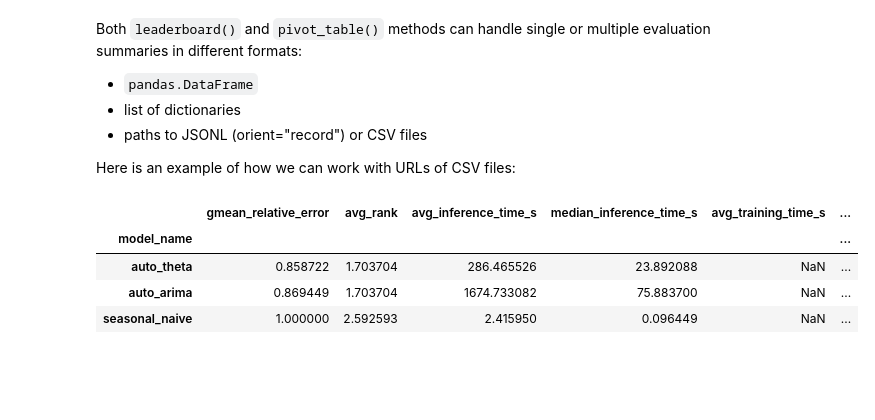
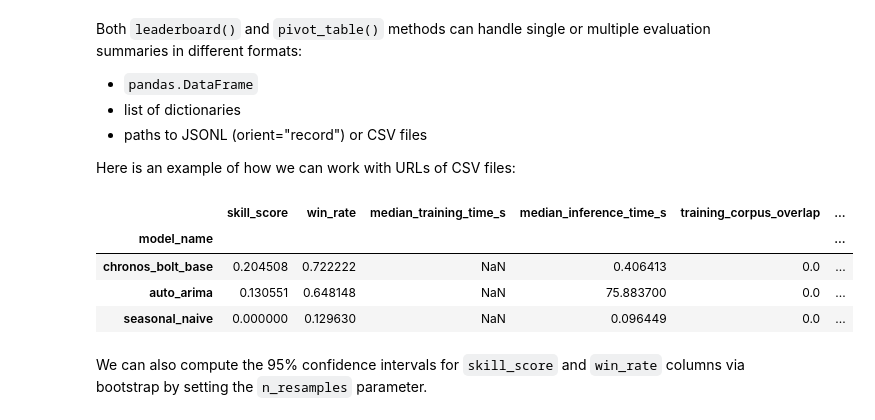
Before and after one commit to autogluon/fev, a Jupyter notebook: docs/tutorials/03-tasks-and-benchmarks.ipynb, the cells around one changed output. Cells and saved outputs as stored; diff of their text form; code cells hidden in the pictures; blank space fills up the shorter version.

```diff
--- a/docs/tutorials/03-tasks-and-benchmarks.ipynb
+++ b/docs/tutorials/03-tasks-and-benchmarks.ipynb
@@ -662,13 +687,15 @@ Here is an example of how we can work with URLs of CSV files:
 # %%
 summaries = [
     "https://raw.githubusercontent.com/autogluon/fev/refs/heads/main/benchmarks/chronos_zeroshot/results/auto_arima.csv",
-    "https://raw.githubusercontent.com/autogluon/fev/refs/heads/main/benchmarks/chronos_zeroshot/results/auto_theta.csv",
+    "https://raw.githubusercontent.com/autogluon/fev/refs/heads/main/benchmarks/chronos_zeroshot/results/chronos_bolt_base.csv",
     "https://raw.githubusercontent.com/autogluon/fev/refs/heads/main/benchmarks/chronos_zeroshot/results/seasonal_naive.csv",
 ]
 fev.leaderboard(summaries, metric_column="MASE")
 # %% [output]
-|  | gmean_relative_error | avg_rank | avg_inference_time_s | median_inference_time_s | avg_training_time_s | ... |
+|  | skill_score | win_rate | median_training_time_s | median_inference_time_s | training_corpus_overlap | ... |
 | model_name |  |  |  |  |  | ... |
-| auto_theta | 0.858722 | 1.703704 | 286.465526 | 23.892088 | NaN | ... |
-| auto_arima | 0.869449 | 1.703704 | 1674.733082 | 75.883700 | NaN | ... |
-| seasonal_naive | 1.000000 | 2.592593 | 2.415950 | 0.096449 | NaN | ... |
+| chronos_bolt_base | 0.204508 | 0.722222 | NaN | 0.406413 | 0.0 | ... |
+| auto_arima | 0.130551 | 0.648148 | NaN | 75.883700 | 0.0 | ... |
+| seasonal_naive | 0.000000 | 0.129630 | NaN | 0.096449 | 0.0 | ... |
+# %% [markdown]
+We can also compute the 95% confidence intervals for `skill_score` and `win_rate` columns via bootstrap by setting the `n_resamples` parameter.
```
Also changed, not shown: parts of 20 cells of this notebook, 31 other files.
